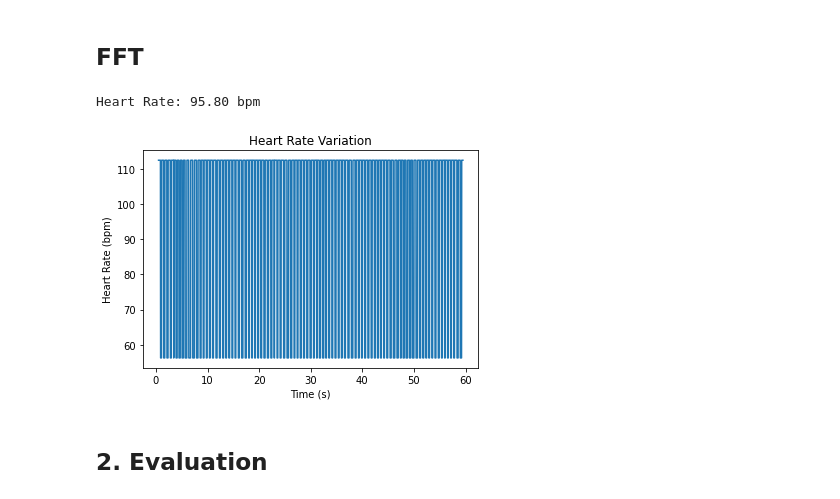
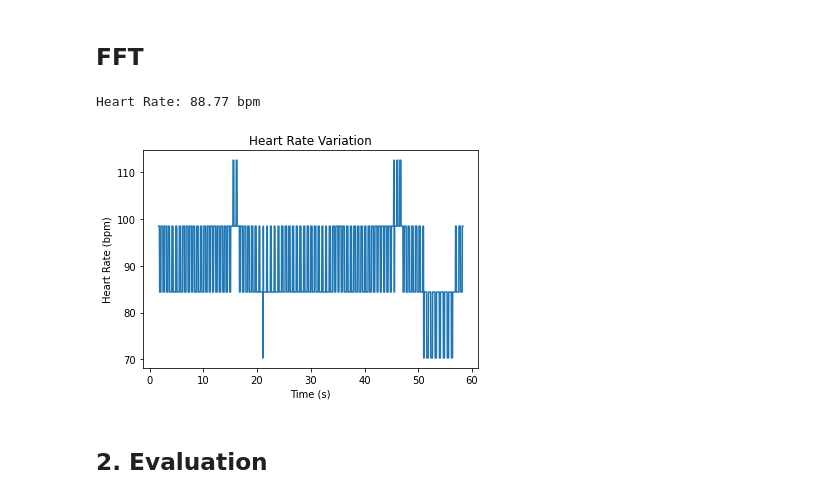
Before and after one commit to HKU-COMP7310-HeartRateDetection/rpgg, a Jupyter notebook: test.ipynb, the cells around one changed output. Drawn from its saved outputs; the diff is of its cells as text; code cells hidden in the pictures.

```diff
--- a/test.ipynb
+++ b/test.ipynb
@@ -17,7 +17,7 @@ from scipy.signal import find_peaks
 ## 1. Take one data as an example
 # %%
 # load mat file
-sample_file = sio.loadmat('./mmpd/p29_0.mat')
+sample_file = sio.loadmat('./mmpd/p29_8.mat')
 print(sample_file.keys())
 # %% [output]
 dict_keys(['__header__', '__version__', '__globals__', 'video', 'GT_ppg', 'light', 'motion', 'exercise', 'skin_color', 'gender', 'glasser', 'hair_cover', 'makeup'])
@@ -255,7 +155,7 @@ Heart Rate: 2.00 bpm
 ## FFT
 # %%
 BVP=BVP_POS
-window_size=30
+window_size=100
 sampling_rate=30
 
 heart_rate=_calculate_fft_hr(BVP)
@@ -290,39 +187,0 @@ Heart Rate: 65.04 bpm
-# %%
-BVP = gt[0]
-window_size = 50
-sampling_rate = 30
-
-heart_rate = _calculate_peak_hr(BVP)
-
-# 打印心率值
-print("Heart Rate: {:.2f} bpm".format(heart_rate))
-
-# 滑动窗口计算心率值
-heart_rates = []
-
-for i in range(len(BVP) - window_size):
-    window = BVP[i:i+window_size]
-    heart_rate = _calculate_peak_hr(window)
-    heart_rates.append(heart_rate)
-
-# 使用线性插值补全断点
-heart_rates_interp = np.array(heart_rates)
-zero_indices = np.where(heart_rates_interp == 0)[0]
-
-for i in zero_indices:
-    if i == 0:
-        heart_rates_interp[i] = heart_rates_interp[i+1]
-    elif i == len(heart_rates_interp) - 1:
-        heart_rates_interp[i] = heart_rates_interp[i-1]
-    else:
-        heart_rates_interp[i] = (heart_rates_interp[i-1] + heart_rates_interp[i+1]) / 2
-
-# 绘制折线图
-time = np.arange(window_size/2, len(BVP) - window_size/2) / sampling_rate
-plt.plot(time, heart_rates_interp)
-plt.xlabel('Time (s)')
-plt.ylabel('Heart Rate (bpm)')
-plt.title('Heart Rate Variation')
-plt.show()
-
-sample_peak = heart_rates_interp
@@ -333,35 +189,35 @@ Heart Rate: 96.00 bpm
 ## FFT
 # %%
 BVP=gt[0]
-window_size=30
+window_size=100
 sampling_rate=30
 
 heart_rate=_calculate_fft_hr(BVP)
 
 # 打印心率值
 print("Heart Rate: {:.2f} bpm".format(heart_rate))
 
 # 滑动窗口计算心率值
 heart_rates = []
 
 for i in range(len(BVP) - window_size):
     window = BVP[i:i+window_size]
     heart_rate = _calculate_fft_hr(window)
     #print(heart_rate)
     heart_rates.append(heart_rate)
 
 # 绘制折线图
 time = np.arange(window_size/2, len(BVP) - window_size/2) / sampling_rate
 plt.plot(time, heart_rates)
 plt.xlabel('Time (s)')
 plt.ylabel('Heart Rate (bpm)')
 plt.title('Heart Rate Variation')
 plt.show()
 
 sample_fft=heart_rates
 # %% [output]
-Heart Rate: 95.80 bpm
+Heart Rate: 88.77 bpm
-[figure, old version]
+[figure, new version]
 # %% [markdown]
 ## 2. Evaluation
 # %%
```
Also changed, not shown: parts of 11 cells of this notebook.
